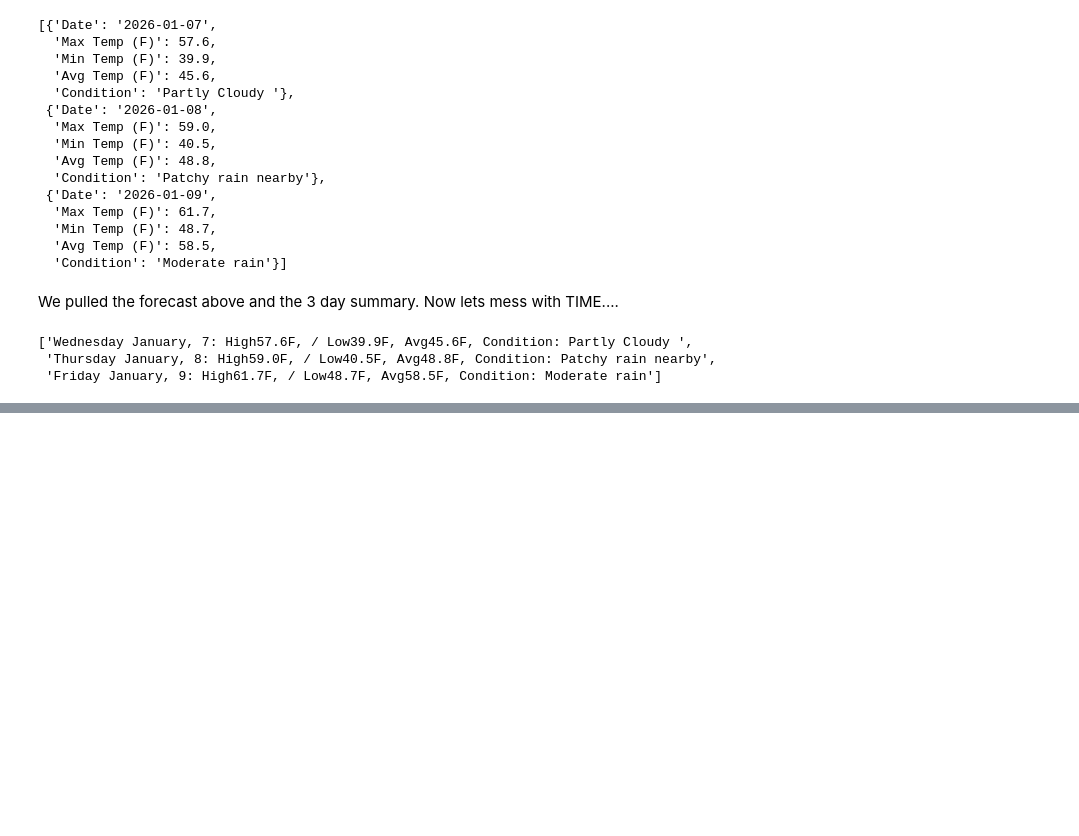
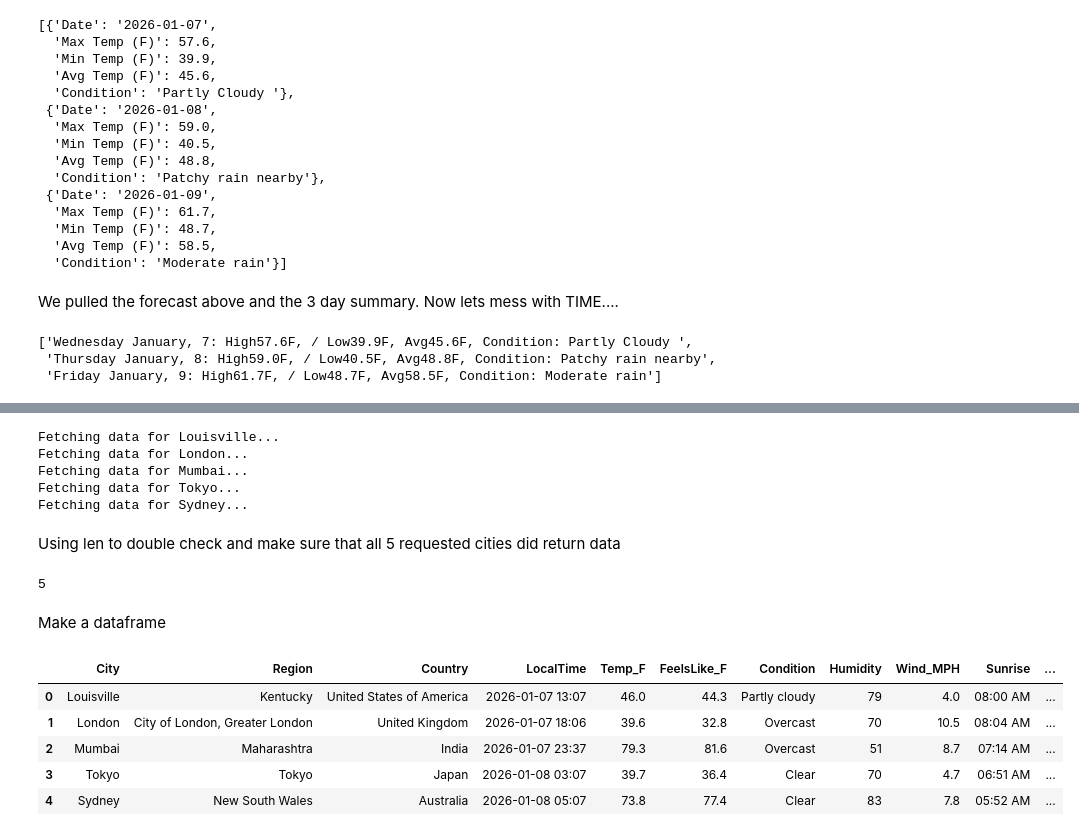
Before and after one commit to amydaniel24/api_tutorials, a Jupyter notebook: weather_api_project.ipynb, the cells around one changed output, grey strips where cells are left out. Drawn from its saved outputs; the diff is of its cells as text; code cells hidden in the pictures; blank space fills up the shorter version.

```diff
--- a/weather_api_project.ipynb
+++ b/weather_api_project.ipynb
@@ -386,0 +510,7 @@ forecast_3_days_summary
+# %%
+today = pd.Timestamp.now().strftime('%Y-%m-%d')
+astronomy_url = f"http://api.weatherapi.com/v1/astronomy.json?key={api_key}&q={city}&dt={today}"
+astronomy_response = requests.get(astronomy_url)
+# %%
+astronomy_data = astronomy_response.json()
+astronomy_data
@@ -386,0 +628,35 @@ forecast_3_days_summary
+# %%
+cities = ["Louisville", "London", "Mumbai", "Tokyo", "Sydney"]
+# %%
+multiple_city_data = []
+
+for city in cities:
+    print(f"Fetching data for {city}...")
+    city_summary = get_city_data(city, api_key)
+
+    if city_summary is not None:
+        multiple_city_data.append(city_summary)
+# %% [output]
+Fetching data for Louisville...
+Fetching data for London...
+Fetching data for Mumbai...
+Fetching data for Tokyo...
+Fetching data for Sydney...
+# %% [markdown]
+Using len to double check and make sure that all 5 requested cities did return data
+# %%
+len(multiple_city_data)
+# %% [output]
+5
+# %% [markdown]
+Make a dataframe
+# %%
+df_weather = pd.DataFrame(multiple_city_data)
+df_weather
+# %% [output]
+|  | City | Region | Country | LocalTime | Temp_F | FeelsLike_F | Condition | Humidity | Wind_MPH | Sunrise | ... |
+| 0 | Louisville | Kentucky | United States of America | 2026-01-07 13:07 | 46.0 | 44.3 | Partly cloudy | 79 | 4.0 | 08:00 AM | ... |
+| 1 | London | City of London, Greater London | United Kingdom | 2026-01-07 18:06 | 39.6 | 32.8 | Overcast | 70 | 10.5 | 08:04 AM | ... |
+| 2 | Mumbai | Maharashtra | India | 2026-01-07 23:37 | 79.3 | 81.6 | Overcast | 51 | 8.7 | 07:14 AM | ... |
+| 3 | Tokyo | Tokyo | Japan | 2026-01-08 03:07 | 39.7 | 36.4 | Clear | 70 | 4.7 | 06:51 AM | ... |
+| 4 | Sydney | New South Wales | Australia | 2026-01-08 05:07 | 73.8 | 77.4 | Clear | 83 | 7.8 | 05:52 AM | ... |
```
Also changed, not shown: parts of 27 cells of this notebook, 1 other file.
